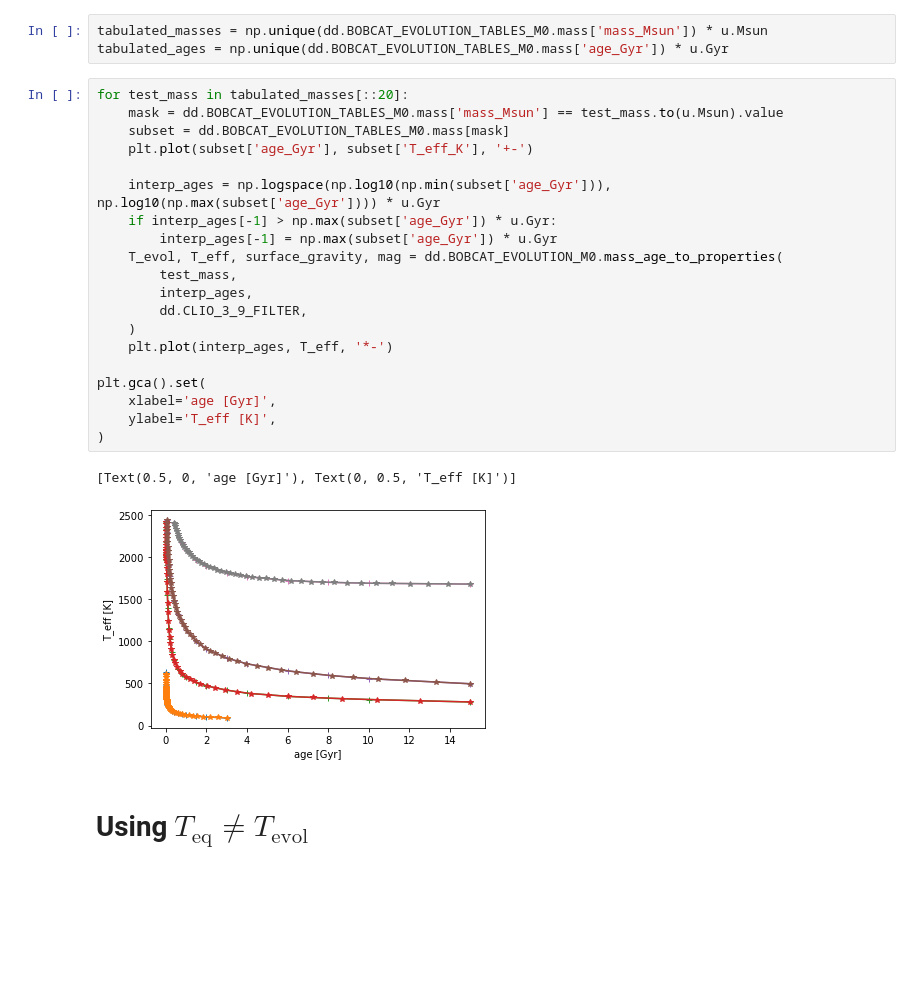
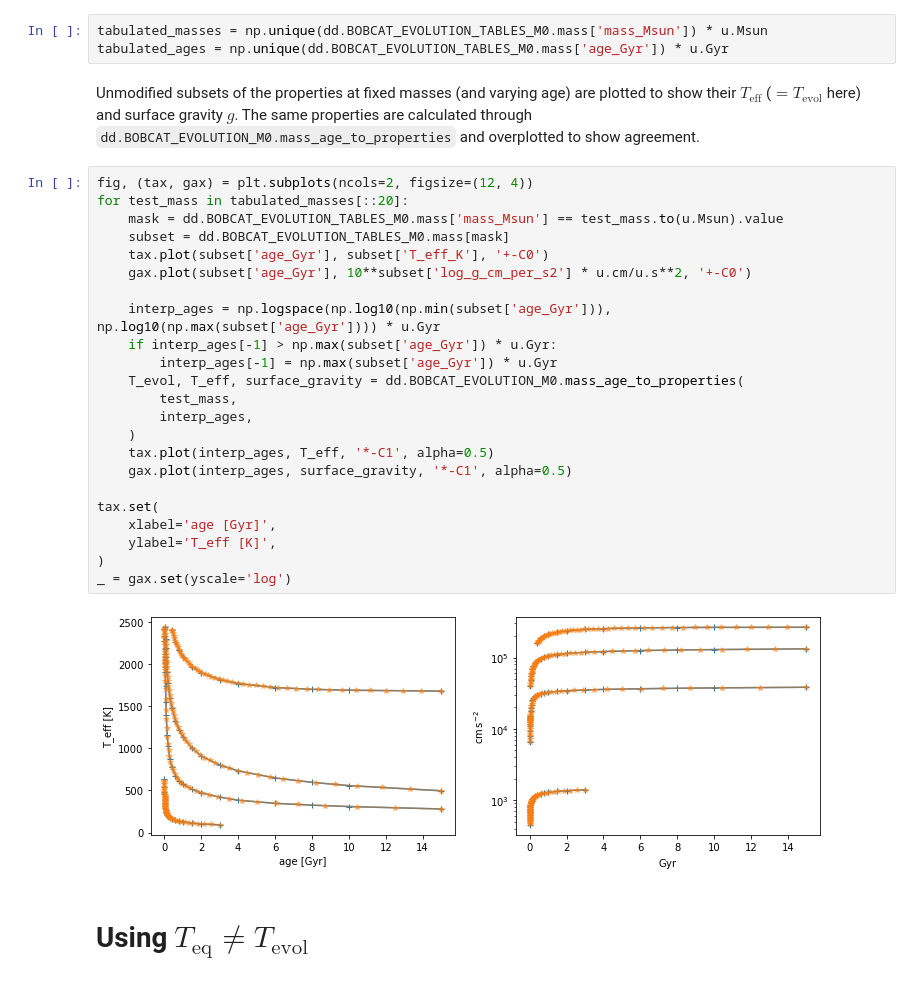
Before and after one commit to joseph-long/doodads, a Jupyter notebook: notebooks/Reproduce Bobcat evolution and photometry.ipynb, the cells around one changed output. Drawn from its saved outputs; the diff is of its cells as text; blank space fills up the shorter version.

Commit message:
Split bobcat evol properties from mag computation, add tests

```diff
--- a/notebooks/Reproduce Bobcat evolution and photometry.ipynb
+++ b/notebooks/Reproduce Bobcat evolution and photometry.ipynb
@@ -8,29 +8,33 @@ dd.init()
 # %%
 tabulated_masses = np.unique(dd.BOBCAT_EVOLUTION_TABLES_M0.mass['mass_Msun']) * u.Msun
 tabulated_ages = np.unique(dd.BOBCAT_EVOLUTION_TABLES_M0.mass['age_Gyr']) * u.Gyr
+# %% [markdown]
+Unmodified subsets of the properties at fixed masses (and varying age) are plotted to show their $T_\text{eff}$ ($= T_\text{evol}$ here) and surface gravity $g$. The same properties are calculated through `dd.BOBCAT_EVOLUTION_M0.mass_age_to_properties` and overplotted to show agreement.
 # %%
+fig, (tax, gax) = plt.subplots(ncols=2, figsize=(12, 4))
 for test_mass in tabulated_masses[::20]:
     mask = dd.BOBCAT_EVOLUTION_TABLES_M0.mass['mass_Msun'] == test_mass.to(u.Msun).value
     subset = dd.BOBCAT_EVOLUTION_TABLES_M0.mass[mask]
-    plt.plot(subset['age_Gyr'], subset['T_eff_K'], '+-')
+    tax.plot(subset['age_Gyr'], subset['T_eff_K'], '+-C0')
+    gax.plot(subset['age_Gyr'], 10**subset['log_g_cm_per_s2'] * u.cm/u.s**2, '+-C0')
 
     interp_ages = np.logspace(np.log10(np.min(subset['age_Gyr'])), np.log10(np.max(subset['age_Gyr']))) * u.Gyr
     if interp_ages[-1] > np.max(subset['age_Gyr']) * u.Gyr:
         interp_ages[-1] = np.max(subset['age_Gyr']) * u.Gyr
-    T_evol, T_eff, surface_gravity, mag = dd.BOBCAT_EVOLUTION_M0.mass_age_to_properties(
+    T_evol, T_eff, surface_gravity = dd.BOBCAT_EVOLUTION_M0.mass_age_to_properties(
         test_mass,
         interp_ages,
-        dd.CLIO_3_9_FILTER,
     )
-    plt.plot(interp_ages, T_eff, '*-')
+    tax.plot(interp_ages, T_eff, '*-C1', alpha=0.5)
+    gax.plot(interp_ages, surface_gravity, '*-C1', alpha=0.5)
 
-plt.gca().set(
+tax.set(
     xlabel='age [Gyr]',
     ylabel='T_eff [K]',
 )
+_ = gax.set(yscale='log')
 # %% [output]
-[Text(0.5, 0, 'age [Gyr]'), Text(0, 0.5, 'T_eff [K]')]
-[figure, old version]
+[figure, new version]
 # %% [markdown]
 # Using $T_\text{eq} \ne T_\text{evol}$
 # %%
```
Also changed, not shown: parts of 2 cells of this notebook, 4 other files.
